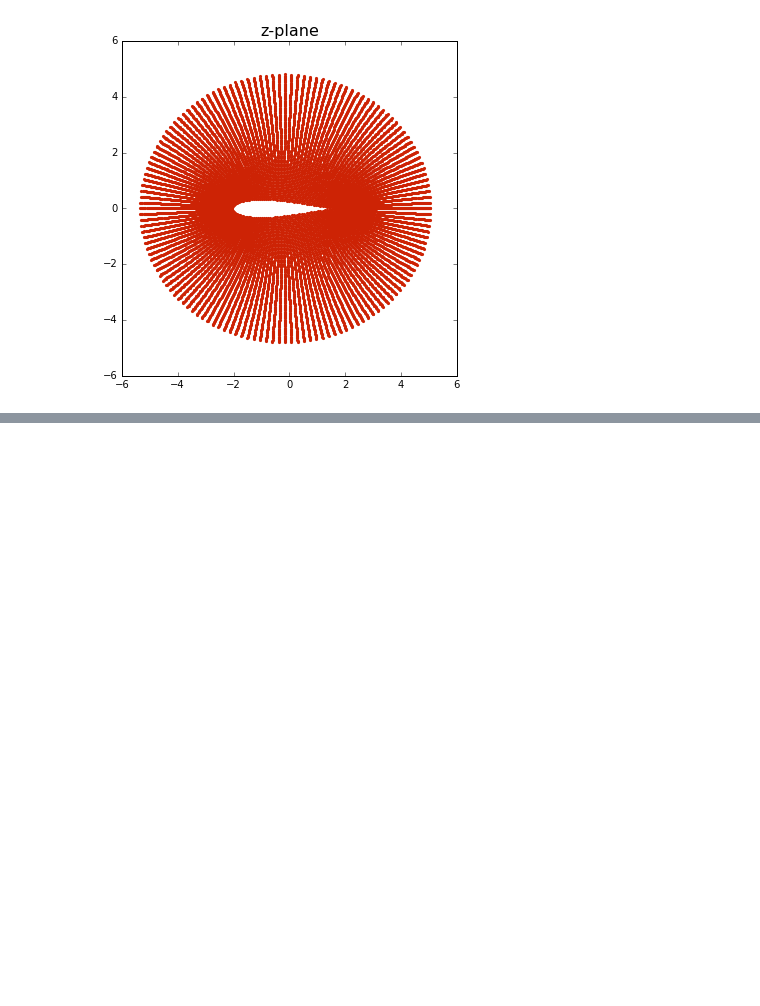
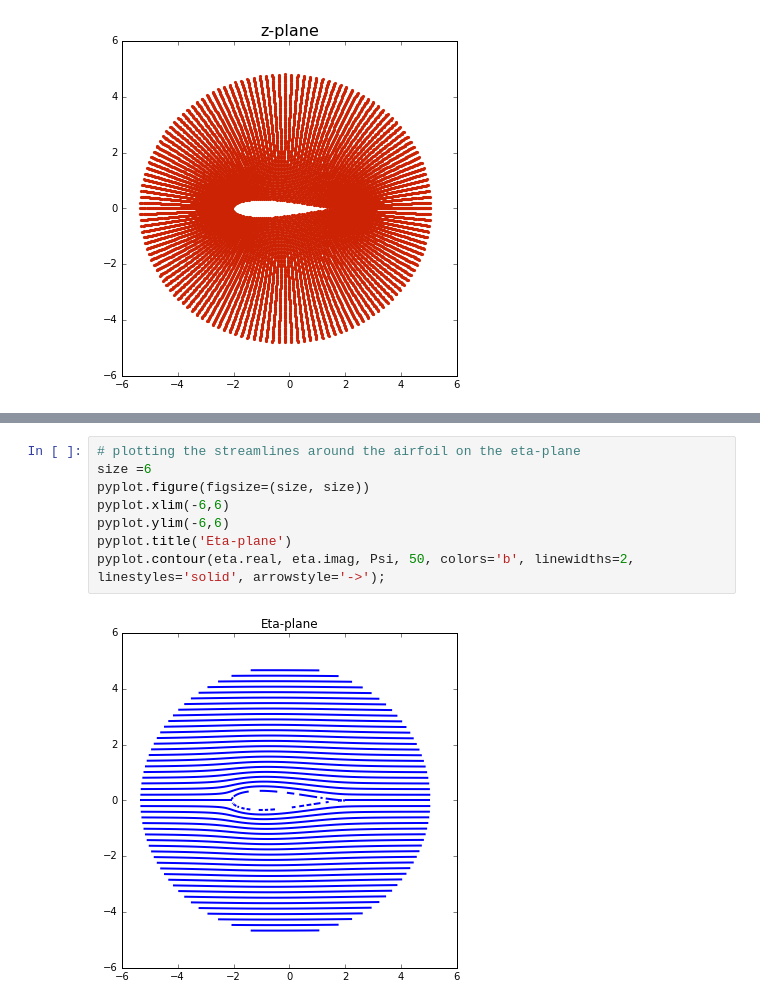
Before and after one commit to jennakosborn/mae6226, a Jupyter notebook: Assignment02.ipynb, the cells around one changed output, grey strips where cells are left out. Cells and saved outputs as stored; diff of their text form; blank space fills up the shorter version.

```diff
--- a/Assignment02.ipynb
+++ b/Assignment02.ipynb
@@ -251,0 +273,10 @@ def get_stream_function_doublet(strength,xd,yd,X,Y):
+# %%
+# plotting the streamlines around the airfoil on the eta-plane
+size =6
+pyplot.figure(figsize=(size, size))
+pyplot.xlim(-6,6)
+pyplot.ylim(-6,6)
+pyplot.title('Eta-plane')
+pyplot.contour(eta.real, eta.imag, Psi, 50, colors='b', linewidths=2, linestyles='solid', arrowstyle='->');
+# %% [output]
+[figure, added]
```
Also changed, not shown: parts of 23 cells of this notebook.
